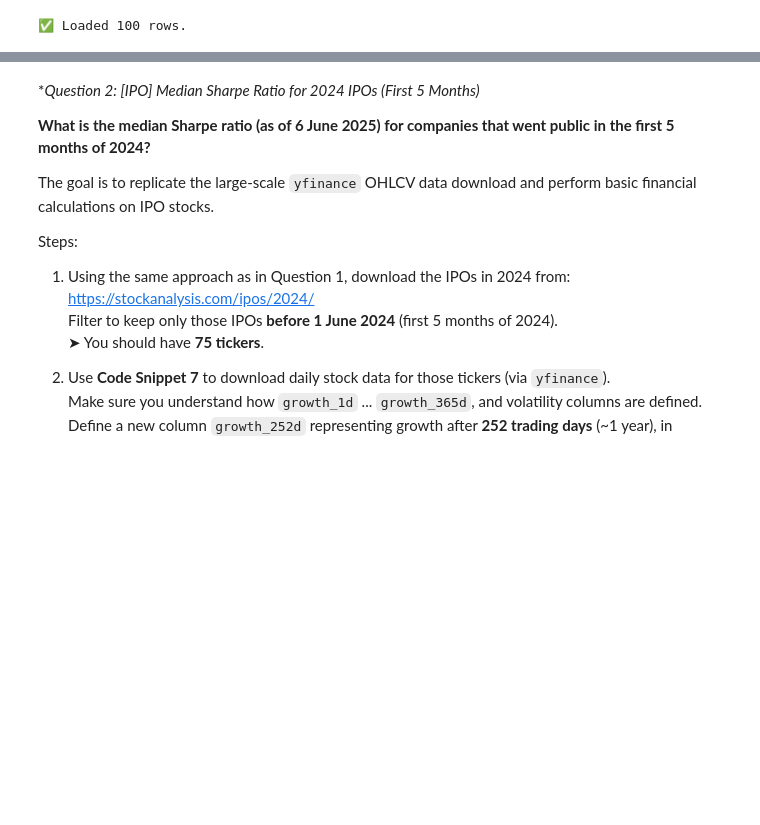
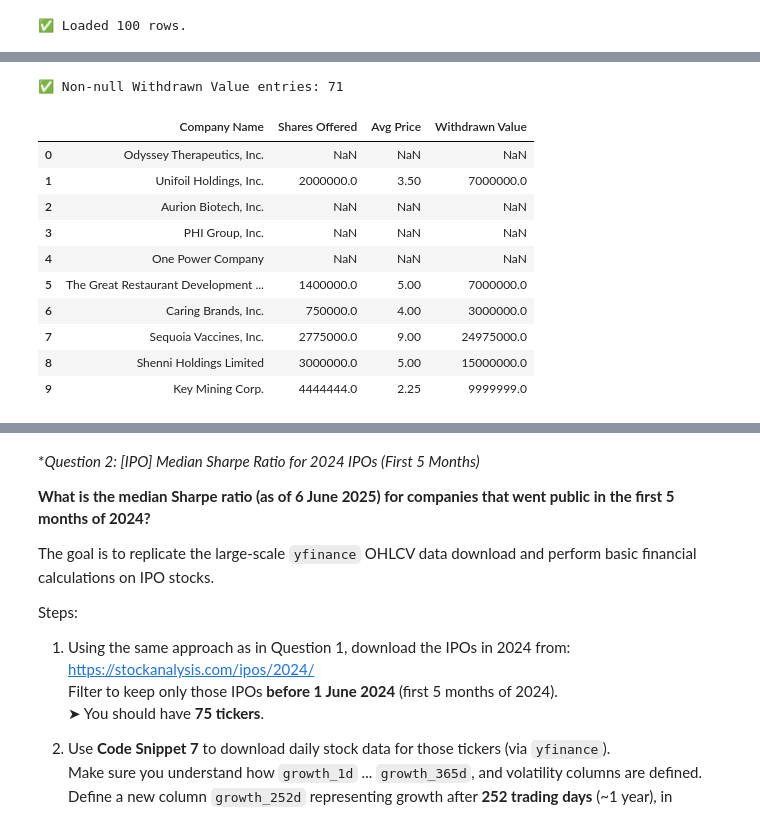
Before and after one commit to rashettycode/zoomcamptrading_2025, a Jupyter notebook: 02-dataframe-analysis/[2025]_Module_02_Working_with_the_data.ipynb, the cells around one changed output, grey strips where cells are left out. Cells and saved outputs as stored; diff of their text form; code cells hidden in the pictures; blank space fills up the shorter version.

```diff
--- a/02-dataframe-analysis/[2025]_Module_02_Working_with_the_data.ipynb
+++ b/02-dataframe-analysis/[2025]_Module_02_Working_with_the_data.ipynb
@@ -54,0 +100,17 @@ print(f"✅ Loaded {len(df)} rows.")
+# %%
+# Step 3: Parse average price from 'Price Range' column
+def parse_avg_price(price_range):
+    if price_range == '-' or pd.isna(price_range):
+        return None
+    prices = price_range.replace('$', '').split('-')
+    try:
+        prices = [float(p) for p in prices]
+        return sum(prices) / len(prices)  # average
+    except:
+        return None
+
+# Apply function to create a new column
+ipo_df['Avg Price'] = ipo_df['Price Range'].apply(parse_avg_price)
+
+# Optional: quick look
+ipo_df[['Price Range', 'Avg Price']].head()
@@ -54,0 +124,9 @@ print(f"✅ Loaded {len(df)} rows.")
+# %%
+# Step 4: Convert 'Shares Offered' to numeric by removing commas
+ipo_df['Shares Offered'] = pd.to_numeric(
+    ipo_df['Shares Offered'].str.replace(',', ''),
+    errors='coerce'
+)
+
+# Optional: check result
+ipo_df[['Shares Offered']].head()
@@ -54,0 +140,22 @@ print(f"✅ Loaded {len(df)} rows.")
+# %%
+# Step 5: Calculate Withdrawn IPO Value in USD millions
+ipo_df['Withdrawn Value'] = ipo_df['Shares Offered'] * ipo_df['Avg Price']
+
+# Check how many valid values we have
+print(f"✅ Non-null Withdrawn Value entries: {ipo_df['Withdrawn Value'].notnull().sum()}")
+
+# Optional: preview result
+ipo_df[['Company Name', 'Shares Offered', 'Avg Price', 'Withdrawn Value']].head(10)
+# %% [output]
+✅ Non-null Withdrawn Value entries: 71
+|  | Company Name | Shares Offered | Avg Price | Withdrawn Value |
+| 0 | Odyssey Therapeutics, Inc. | NaN | NaN | NaN |
+| 1 | Unifoil Holdings, Inc. | 2000000.0 | 3.50 | 7000000.0 |
+| 2 | Aurion Biotech, Inc. | NaN | NaN | NaN |
+| 3 | PHI Group, Inc. | NaN | NaN | NaN |
+| 4 | One Power Company | NaN | NaN | NaN |
+| 5 | The Great Restaurant Development ... | 1400000.0 | 5.00 | 7000000.0 |
+| 6 | Caring Brands, Inc. | 750000.0 | 4.00 | 3000000.0 |
+| 7 | Sequoia Vaccines, Inc. | 2775000.0 | 9.00 | 24975000.0 |
+| 8 | Shenni Holdings Limited | 3000000.0 | 5.00 | 15000000.0 |
+| 9 | Key Mining Corp. | 4444444.0 | 2.25 | 9999999.0 |
```
Also changed, not shown: parts of 7 cells of this notebook.
